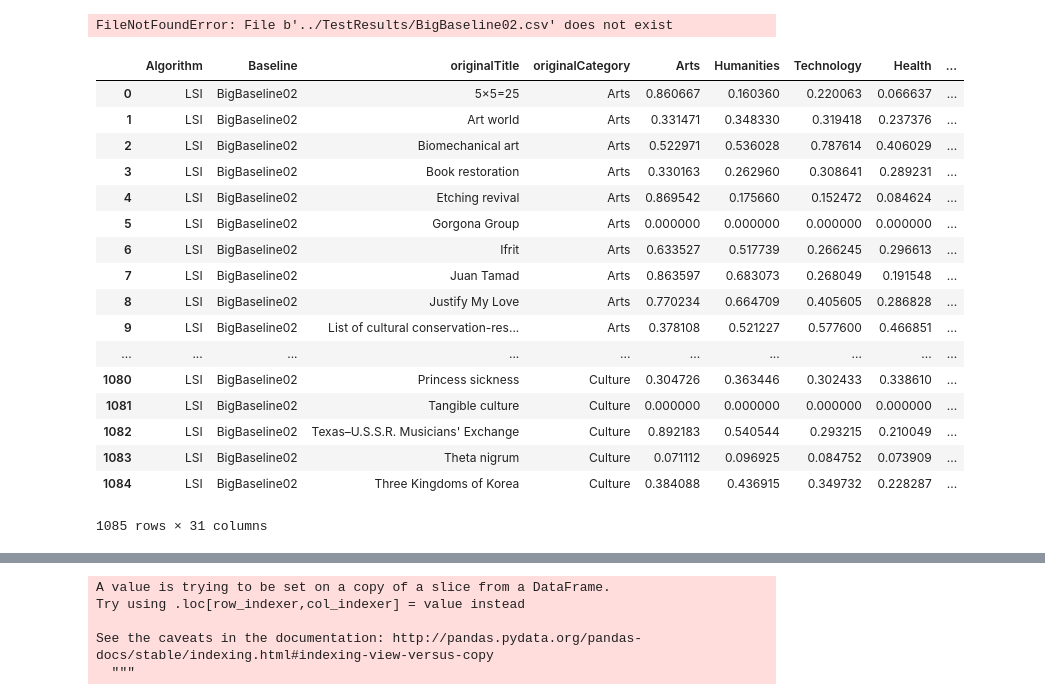
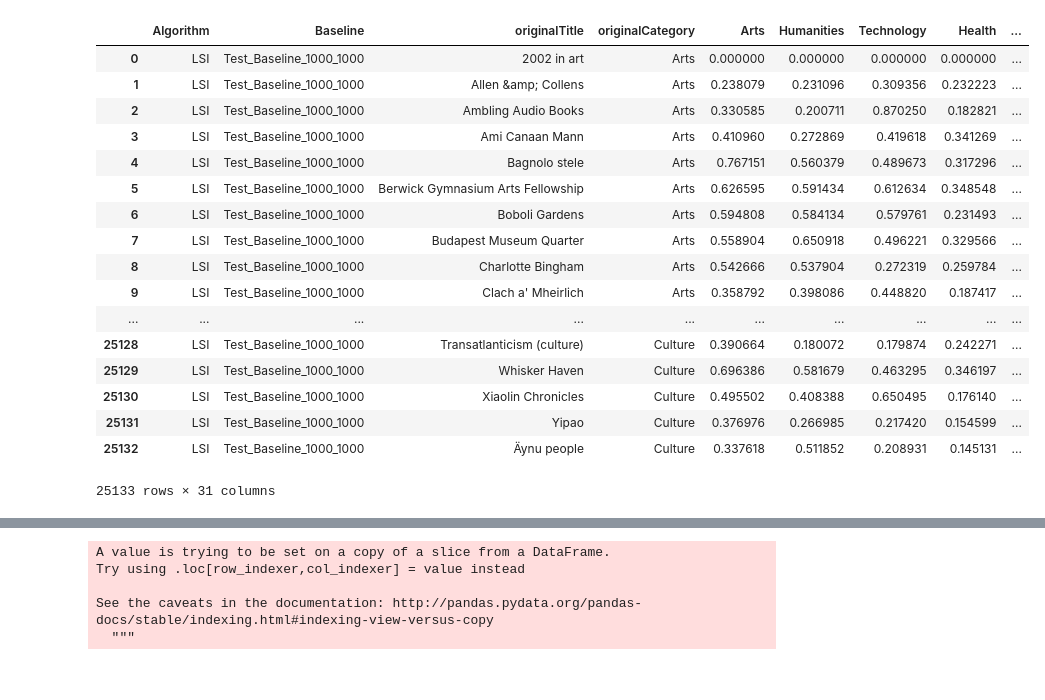
Before and after one commit to haidertom/WikipediaCategorization, a Jupyter notebook: Notebooks/ResultAnalysis.ipynb, the cells around one changed output, grey strips where cells are left out. Saved outputs shown, nothing was run; the diff lists cells and outputs as text; code cells hidden in the pictures.

```diff
--- a/Notebooks/ResultAnalysis.ipynb
+++ b/Notebooks/ResultAnalysis.ipynb
@@ -6,31 +6,29 @@ import numpy as np
 tf1 = pd.read_csv('../TestResults/RandomBaseline01.csv')
 tf2 = pd.read_csv('../TestResults/RandomBaseline02.csv')
 tf3 = pd.read_csv('../TestResults/RandomBaseline03.csv')
-tf4 = pd.read_csv('../TestResults/BigBaseline02.csv')
-tf5 = pd.read_csv('../TestResults/Test_Baseline_10000_1000')
+tf4 = pd.read_csv('../TestResults/Test_Baseline_1000_1000.csv')
+tf5 = pd.read_csv('../TestResults/Test_Baseline_10000_1000.csv')
-# %% [output]
-FileNotFoundError: File b'../TestResults/BigBaseline02.csv' does not exist
-# %%
-tf5
-# %% [output]
-|  | Algorithm | Baseline | originalTitle | originalCategory | Arts | Humanities | Technology | Health | ... |
-| 0 | LSI | BigBaseline02 | 5×5=25 | Arts | 0.860667 | 0.160360 | 0.220063 | 0.066637 | ... |
-| 1 | LSI | BigBaseline02 | Art world | Arts | 0.331471 | 0.348330 | 0.319418 | 0.237376 | ... |
-| 2 | LSI | BigBaseline02 | Biomechanical art | Arts | 0.522971 | 0.536028 | 0.787614 | 0.406029 | ... |
-| 3 | LSI | BigBaseline02 | Book restoration | Arts | 0.330163 | 0.262960 | 0.308641 | 0.289231 | ... |
-| 4 | LSI | BigBaseline02 | Etching revival | Arts | 0.869542 | 0.175660 | 0.152472 | 0.084624 | ... |
-| 5 | LSI | BigBaseline02 | Gorgona Group | Arts | 0.000000 | 0.000000 | 0.000000 | 0.000000 | ... |
-| 6 | LSI | BigBaseline02 | Ifrit | Arts | 0.633527 | 0.517739 | 0.266245 | 0.296613 | ... |
-| 7 | LSI | BigBaseline02 | Juan Tamad | Arts | 0.863597 | 0.683073 | 0.268049 | 0.191548 | ... |
-| 8 | LSI | BigBaseline02 | Justify My Love | Arts | 0.770234 | 0.664709 | 0.405605 | 0.286828 | ... |
-| 9 | LSI | BigBaseline02 | List of cultural conservation-res... | Arts | 0.378108 | 0.521227 | 0.577600 | 0.466851 | ... |
-| ... | ... | ... | ... | ... | ... | ... | ... | ... | ... |
-| 1080 | LSI | BigBaseline02 | Princess sickness | Culture | 0.304726 | 0.363446 | 0.302433 | 0.338610 | ... |
-| 1081 | LSI | BigBaseline02 | Tangible culture | Culture | 0.000000 | 0.000000 | 0.000000 | 0.000000 | ... |
-| 1082 | LSI | BigBaseline02 | Texas–U.S.S.R. Musicians' Exchange | Culture | 0.892183 | 0.540544 | 0.293215 | 0.210049 | ... |
-| 1083 | LSI | BigBaseline02 | Theta nigrum | Culture | 0.071112 | 0.096925 | 0.084752 | 0.073909 | ... |
-| 1084 | LSI | BigBaseline02 | Three Kingdoms of Korea | Culture | 0.384088 | 0.436915 | 0.349732 | 0.228287 | ... |
-1085 rows × 31 columns
+# %%
+tf4
+# %% [output]
+|  | Algorithm | Baseline | originalTitle | originalCategory | Arts | Humanities | Technology | Health | ... |
+| 0 | LSI | Test_Baseline_1000_1000 | 2002 in art | Arts | 0.000000 | 0.000000 | 0.000000 | 0.000000 | ... |
+| 1 | LSI | Test_Baseline_1000_1000 | Allen &amp; Collens | Arts | 0.238079 | 0.231096 | 0.309356 | 0.232223 | ... |
+| 2 | LSI | Test_Baseline_1000_1000 | Ambling Audio Books | Arts | 0.330585 | 0.200711 | 0.870250 | 0.182821 | ... |
+| 3 | LSI | Test_Baseline_1000_1000 | Ami Canaan Mann | Arts | 0.410960 | 0.272869 | 0.419618 | 0.341269 | ... |
+| 4 | LSI | Test_Baseline_1000_1000 | Bagnolo stele | Arts | 0.767151 | 0.560379 | 0.489673 | 0.317296 | ... |
+| 5 | LSI | Test_Baseline_1000_1000 | Berwick Gymnasium Arts Fellowship | Arts | 0.626595 | 0.591434 | 0.612634 | 0.348548 | ... |
+| 6 | LSI | Test_Baseline_1000_1000 | Boboli Gardens | Arts | 0.594808 | 0.584134 | 0.579761 | 0.231493 | ... |
+| 7 | LSI | Test_Baseline_1000_1000 | Budapest Museum Quarter | Arts | 0.558904 | 0.650918 | 0.496221 | 0.329566 | ... |
+| 8 | LSI | Test_Baseline_1000_1000 | Charlotte Bingham | Arts | 0.542666 | 0.537904 | 0.272319 | 0.259784 | ... |
+| 9 | LSI | Test_Baseline_1000_1000 | Clach a' Mheirlich | Arts | 0.358792 | 0.398086 | 0.448820 | 0.187417 | ... |
+| ... | ... | ... | ... | ... | ... | ... | ... | ... | ... |
+| 25128 | LSI | Test_Baseline_1000_1000 | Transatlanticism (culture) | Culture | 0.390664 | 0.180072 | 0.179874 | 0.242271 | ... |
+| 25129 | LSI | Test_Baseline_1000_1000 | Whisker Haven | Culture | 0.696386 | 0.581679 | 0.463295 | 0.346197 | ... |
+| 25130 | LSI | Test_Baseline_1000_1000 | Xiaolin Chronicles | Culture | 0.495502 | 0.408388 | 0.650495 | 0.176140 | ... |
+| 25131 | LSI | Test_Baseline_1000_1000 | Yipao | Culture | 0.376976 | 0.266985 | 0.217420 | 0.154599 | ... |
+| 25132 | LSI | Test_Baseline_1000_1000 | Äynu people | Culture | 0.337618 | 0.511852 | 0.208931 | 0.145131 | ... |
+25133 rows × 31 columns
 # %%
 def renameCat(res):
     res={key.split('_')[0]:val for key,val in res.items()}
```
Also changed, not shown: parts of 6 cells of this notebook, 35 other files.
